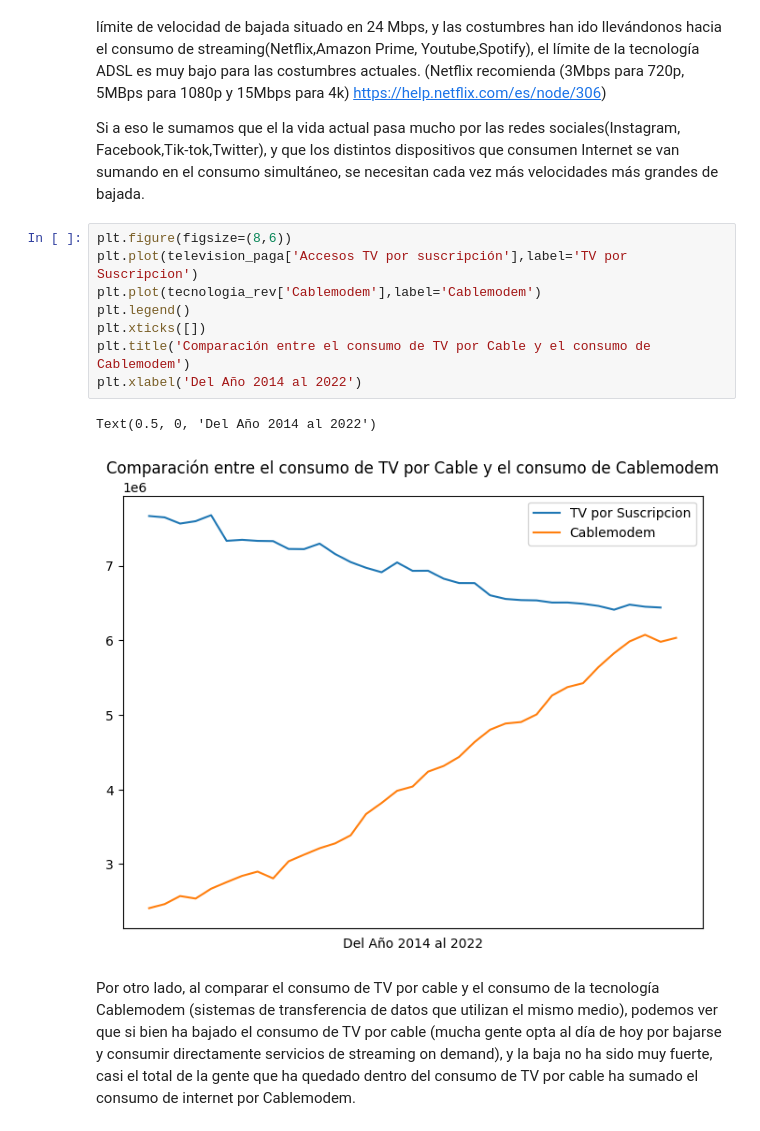
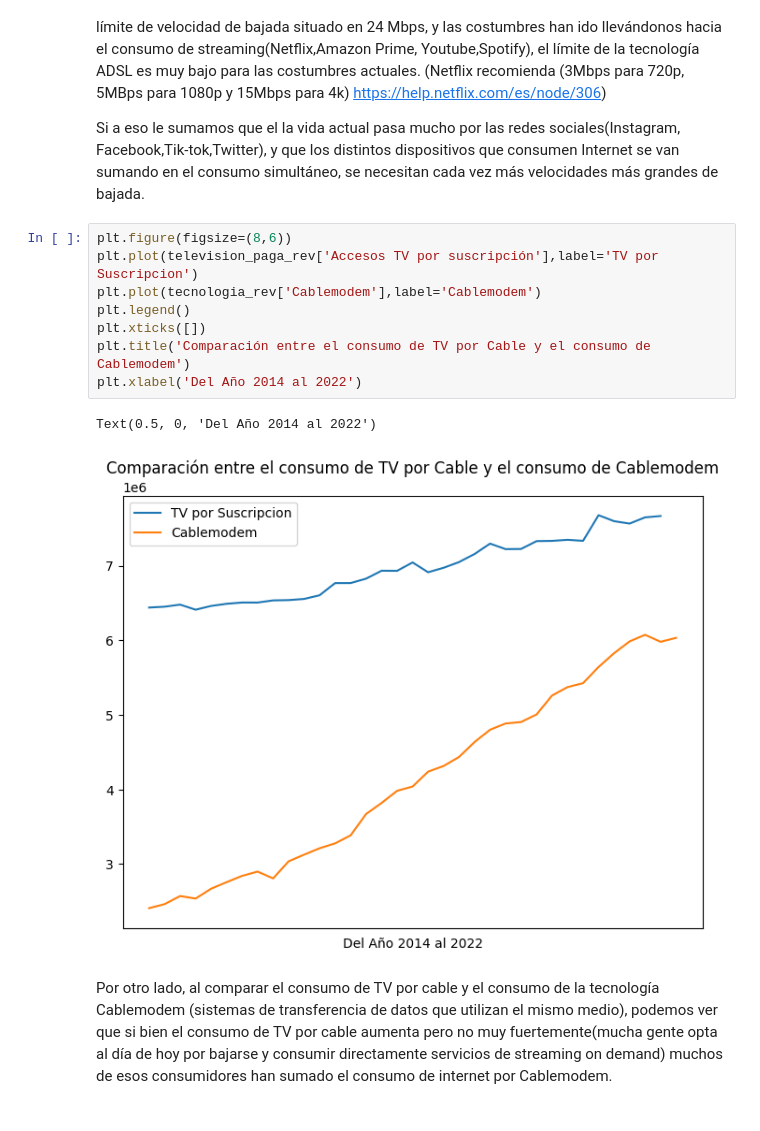
Before and after one commit to bigtimingme/DataAnalysis_DS09, a Jupyter notebook: EDA.ipynb, the cells around one changed output. Cells and saved outputs as stored; diff of their text form.

```diff
--- a/EDA.ipynb
+++ b/EDA.ipynb
@@ -220,14 +221,14 @@ Vemos una correlación negativa muy fuerte entre el consumo de la tecnología AD
 Si a eso le sumamos que el la vida actual pasa mucho por las redes sociales(Instagram, Facebook,Tik-tok,Twitter), y que los distintos dispositivos que consumen Internet se van sumando en el consumo simultáneo, se necesitan cada vez más velocidades más grandes de bajada.
 # %%
 plt.figure(figsize=(8,6))
-plt.plot(television_paga['Accesos TV por suscripción'],label='TV por Suscripcion')
+plt.plot(television_paga_rev['Accesos TV por suscripción'],label='TV por Suscripcion')
 plt.plot(tecnologia_rev['Cablemodem'],label='Cablemodem')
 plt.legend()
 plt.xticks([])
 plt.title('Comparación entre el consumo de TV por Cable y el consumo de Cablemodem')
 plt.xlabel('Del Año 2014 al 2022')
 # %% [output]
 Text(0.5, 0, 'Del Año 2014 al 2022')
-[figure, old version]
+[figure, new version]
 # %% [markdown]
-Por otro lado, al comparar el consumo de TV por cable y el consumo de la tecnología Cablemodem (sistemas de transferencia de datos que utilizan el mismo medio), podemos ver que si bien ha bajado el consumo de TV por cable (mucha gente opta al día de hoy por bajarse y consumir directamente servicios de streaming on demand), y la baja no ha sido muy fuerte, casi el total de la gente que ha quedado dentro del consumo de TV por cable ha sumado el consumo de internet por Cablemodem.
+Por otro lado, al comparar el consumo de TV por cable y el consumo de la tecnología Cablemodem (sistemas de transferencia de datos que utilizan el mismo medio), podemos ver que si bien el consumo de TV por cable aumenta pero no muy fuertemente(mucha gente opta al día de hoy por bajarse y consumir directamente servicios de streaming on demand) muchos de esos consumidores han sumado el consumo de internet por Cablemodem.
```
Also changed, not shown: parts of 6 cells of this notebook, 6 other files.
